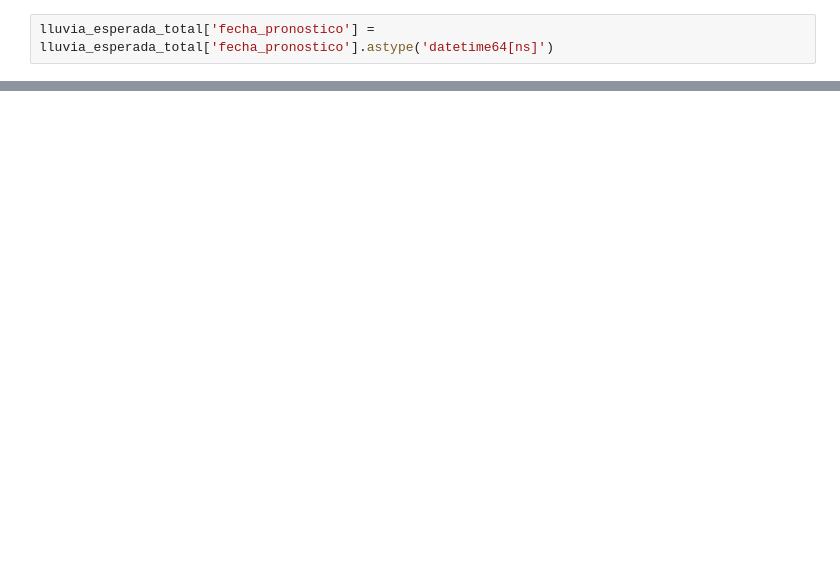
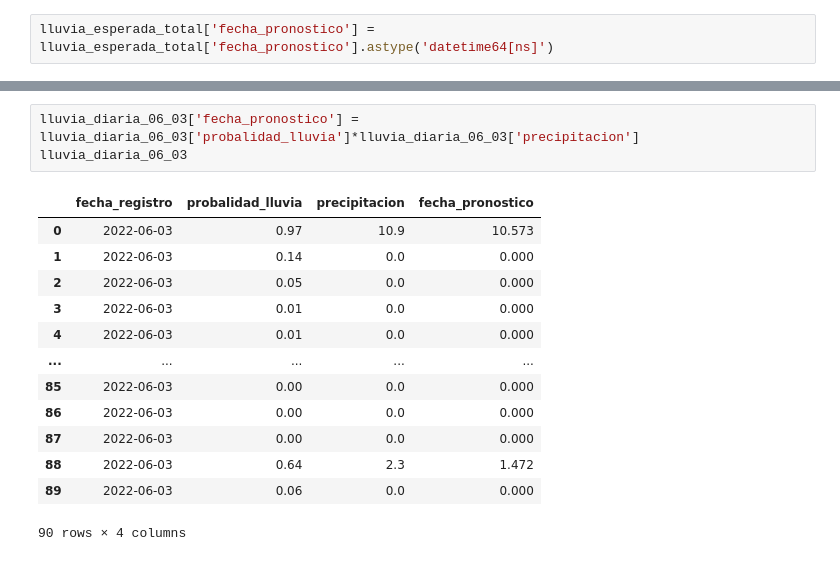
Before and after one commit to calvegh/lluvia, a Jupyter notebook: main.ipynb, the cells around one changed output, grey strips where cells are left out. Drawn from its saved outputs; the diff is of its cells as text; blank space fills up the shorter version.

```diff
--- a/main.ipynb
+++ b/main.ipynb
@@ -60 +69,18 @@ fecha_registro
 Name: lluvia_esperada, dtype: float64
+# %%
+lluvia_diaria_06_03['fecha_pronostico'] = lluvia_diaria_06_03['probalidad_lluvia']*lluvia_diaria_06_03['precipitacion']
+lluvia_diaria_06_03
+# %% [output]
+|  | fecha_registro | probalidad_lluvia | precipitacion | fecha_pronostico |
+| 0 | 2022-06-03 | 0.97 | 10.9 | 10.573 |
+| 1 | 2022-06-03 | 0.14 | 0.0 | 0.000 |
+| 2 | 2022-06-03 | 0.05 | 0.0 | 0.000 |
+| 3 | 2022-06-03 | 0.01 | 0.0 | 0.000 |
+| 4 | 2022-06-03 | 0.01 | 0.0 | 0.000 |
+| ... | ... | ... | ... | ... |
+| 85 | 2022-06-03 | 0.00 | 0.0 | 0.000 |
+| 86 | 2022-06-03 | 0.00 | 0.0 | 0.000 |
+| 87 | 2022-06-03 | 0.00 | 0.0 | 0.000 |
+| 88 | 2022-06-03 | 0.64 | 2.3 | 1.472 |
+| 89 | 2022-06-03 | 0.06 | 0.0 | 0.000 |
+90 rows × 4 columns
```
Also changed, not shown: parts of 6 cells of this notebook, 5 other files.
